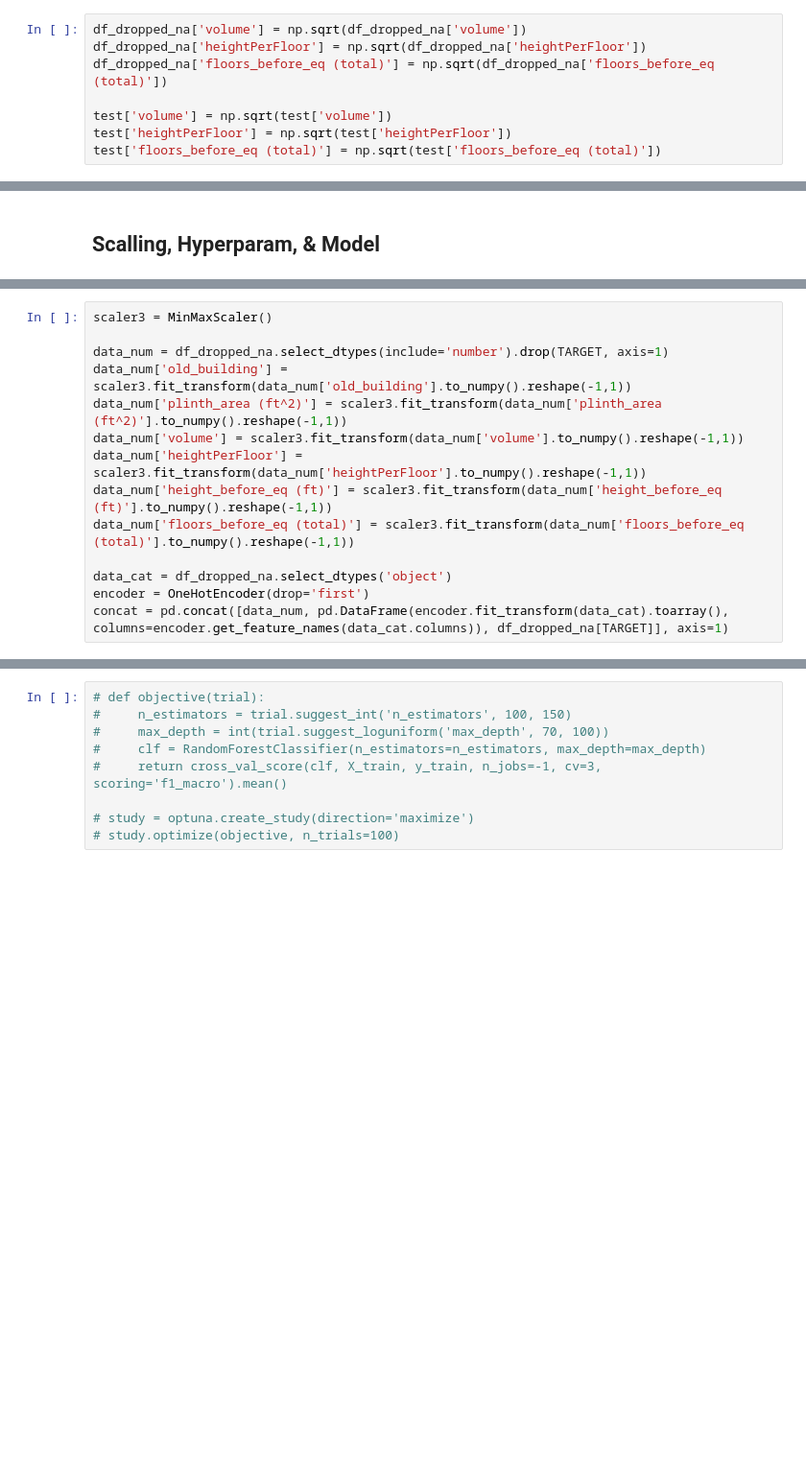
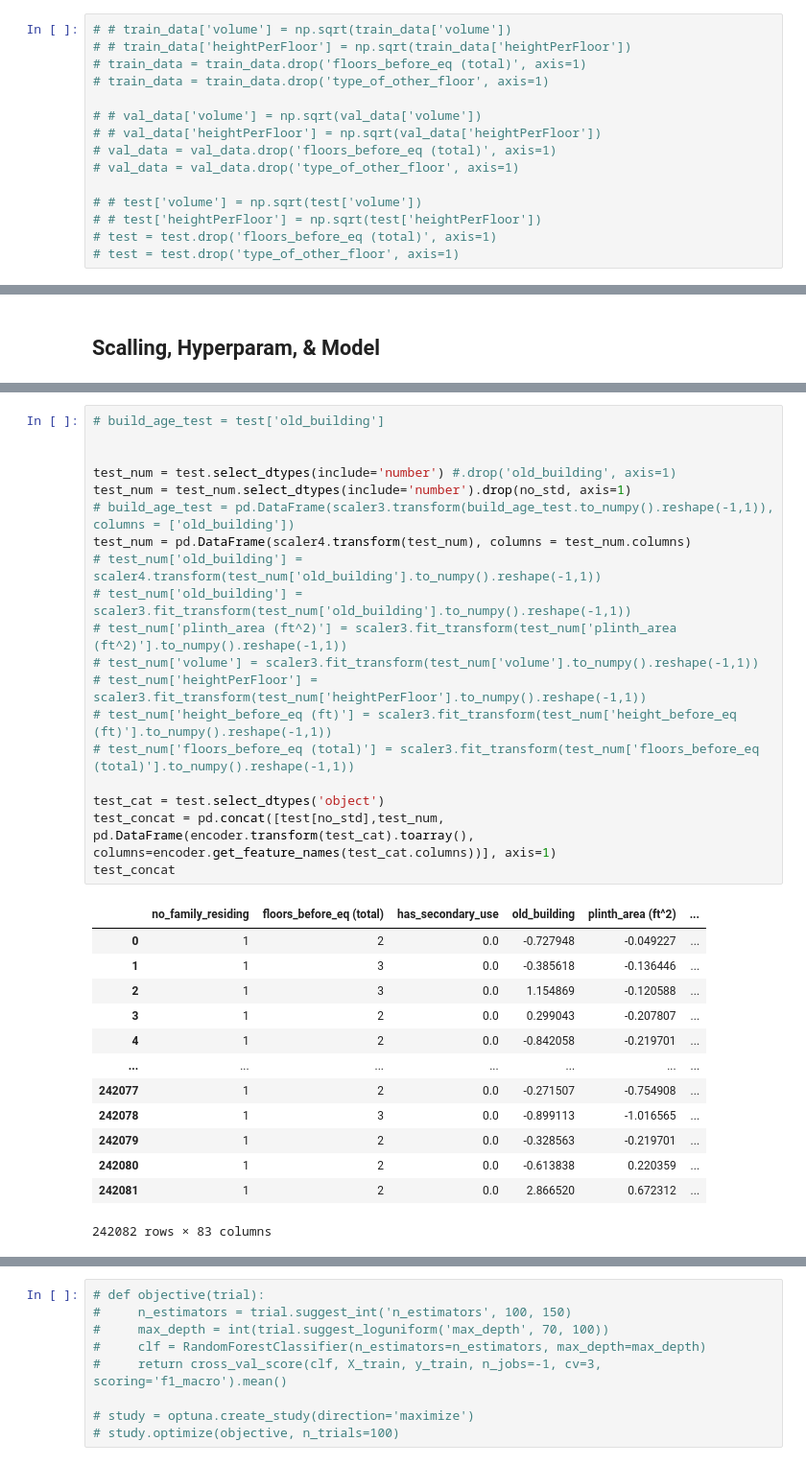
Before and after one commit to damahindra/Earthquake-Damage-Grade-Analysis-and-Prediction, a Jupyter notebook: Workspace-Rangga/ws_rang_part_2.ipynb, the cells around one changed output, grey strips where cells are left out. Shown at 96% size. Drawn from its saved outputs; the diff is of its cells as text; blank space fills up the shorter version.

```diff
--- a/Workspace-Rangga/ws_rang_part_2.ipynb
+++ b/Workspace-Rangga/ws_rang_part_2.ipynb
@@ -502,10 +599,17 @@ test['type_of_foundation'] = test['type_of_foundation'].apply(lambda x: 'mortar-
 # %% [markdown]
 ### Log Transform
 # %%
-df_dropped_na['volume'] = np.sqrt(df_dropped_na['volume'])
-df_dropped_na['heightPerFloor'] = np.sqrt(df_dropped_na['heightPerFloor'])
-df_dropped_na['floors_before_eq (total)'] = np.sqrt(df_dropped_na['floors_before_eq (total)'])
+# # train_data['volume'] = np.sqrt(train_data['volume'])
+# # train_data['heightPerFloor'] = np.sqrt(train_data['heightPerFloor'])
+# train_data = train_data.drop('floors_before_eq (total)', axis=1)
+# train_data = train_data.drop('type_of_other_floor', axis=1)
 
-test['volume'] = np.sqrt(test['volume'])
-test['heightPerFloor'] = np.sqrt(test['heightPerFloor'])
-test['floors_before_eq (total)'] = np.sqrt(test['floors_before_eq (total)'])
+# # val_data['volume'] = np.sqrt(val_data['volume'])
+# # val_data['heightPerFloor'] = np.sqrt(val_data['heightPerFloor'])
+# val_data = val_data.drop('floors_before_eq (total)', axis=1)
+# val_data = val_data.drop('type_of_other_floor', axis=1)
+
+# # test['volume'] = np.sqrt(test['volume'])
+# # test['heightPerFloor'] = np.sqrt(test['heightPerFloor'])
+# test = test.drop('floors_before_eq (total)', axis=1)
+# test = test.drop('type_of_other_floor', axis=1)
@@ -522,14 +716,33 @@ test['floors_before_eq (total)'] = np.sqrt(test['floors_before_eq (total)'])
 # %%
-scaler3 = MinMaxScaler()
+# build_age_test = test['old_building']
 
-data_num = df_dropped_na.select_dtypes(include='number').drop(TARGET, axis=1)
-data_num['old_building'] = scaler3.fit_transform(data_num['old_building'].to_numpy().reshape(-1,1))
-data_num['plinth_area (ft^2)'] = scaler3.fit_transform(data_num['plinth_area (ft^2)'].to_numpy().reshape(-1,1))
-data_num['volume'] = scaler3.fit_transform(data_num['volume'].to_numpy().reshape(-1,1))
-data_num['heightPerFloor'] = scaler3.fit_transform(data_num['heightPerFloor'].to_numpy().reshape(-1,1))
-data_num['height_before_eq (ft)'] = scaler3.fit_transform(data_num['height_before_eq (ft)'].to_numpy().reshape(-1,1))
-data_num['floors_before_eq (total)'] = scaler3.fit_transform(data_num['floors_before_eq (total)'].to_numpy().reshape(-1,1))
 
-data_cat = df_dropped_na.select_dtypes('object')
-encoder = OneHotEncoder(drop='first')
-concat = pd.concat([data_num, pd.DataFrame(encoder.fit_transform(data_cat).toarray(), columns=encoder.get_feature_names(data_cat.columns)), df_dropped_na[TARGET]], axis=1)
+test_num = test.select_dtypes(include='number') #.drop('old_building', axis=1)
+test_num = test_num.select_dtypes(include='number').drop(no_std, axis=1)
+# build_age_test = pd.DataFrame(scaler3.transform(build_age_test.to_numpy().reshape(-1,1)), columns = ['old_building'])
+test_num = pd.DataFrame(scaler4.transform(test_num), columns = test_num.columns)
+# test_num['old_building'] = scaler4.transform(test_num['old_building'].to_numpy().reshape(-1,1))
+# test_num['old_building'] = scaler3.fit_transform(test_num['old_building'].to_numpy().reshape(-1,1))
+# test_num['plinth_area (ft^2)'] = scaler3.fit_transform(test_num['plinth_area (ft^2)'].to_numpy().reshape(-1,1))
+# test_num['volume'] = scaler3.fit_transform(test_num['volume'].to_numpy().reshape(-1,1))
+# test_num['heightPerFloor'] = scaler3.fit_transform(test_num['heightPerFloor'].to_numpy().reshape(-1,1))
+# test_num['height_before_eq (ft)'] = scaler3.fit_transform(test_num['height_before_eq (ft)'].to_numpy().reshape(-1,1))
+# test_num['floors_before_eq (total)'] = scaler3.fit_transform(test_num['floors_before_eq (total)'].to_numpy().reshape(-1,1))
+
+test_cat = test.select_dtypes('object')
+test_concat = pd.concat([test[no_std],test_num, pd.DataFrame(encoder.transform(test_cat).toarray(), columns=encoder.get_feature_names(test_cat.columns))], axis=1)
+test_concat
+# %% [output]
+|  | no_family_residing | floors_before_eq (total) | has_secondary_use | old_building | plinth_area (ft^2) | ... |
+| 0 | 1 | 2 | 0.0 | -0.727948 | -0.049227 | ... |
+| 1 | 1 | 3 | 0.0 | -0.385618 | -0.136446 | ... |
+| 2 | 1 | 3 | 0.0 | 1.154869 | -0.120588 | ... |
+| 3 | 1 | 2 | 0.0 | 0.299043 | -0.207807 | ... |
+| 4 | 1 | 2 | 0.0 | -0.842058 | -0.219701 | ... |
+| ... | ... | ... | ... | ... | ... | ... |
+| 242077 | 1 | 2 | 0.0 | -0.271507 | -0.754908 | ... |
+| 242078 | 1 | 3 | 0.0 | -0.899113 | -1.016565 | ... |
+| 242079 | 1 | 2 | 0.0 | -0.328563 | -0.219701 | ... |
+| 242080 | 1 | 2 | 0.0 | -0.613838 | 0.220359 | ... |
+| 242081 | 1 | 2 | 0.0 | 2.866520 | 0.672312 | ... |
+242082 rows × 83 columns
```
Also changed, not shown: parts of 52 cells of this notebook, 7 other files.
